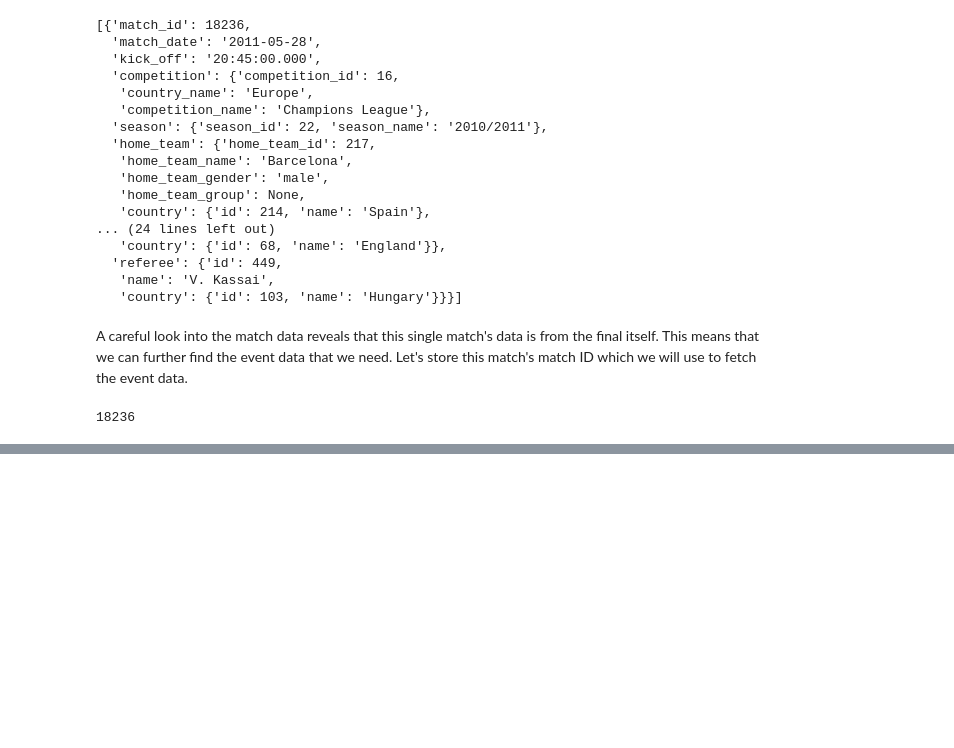
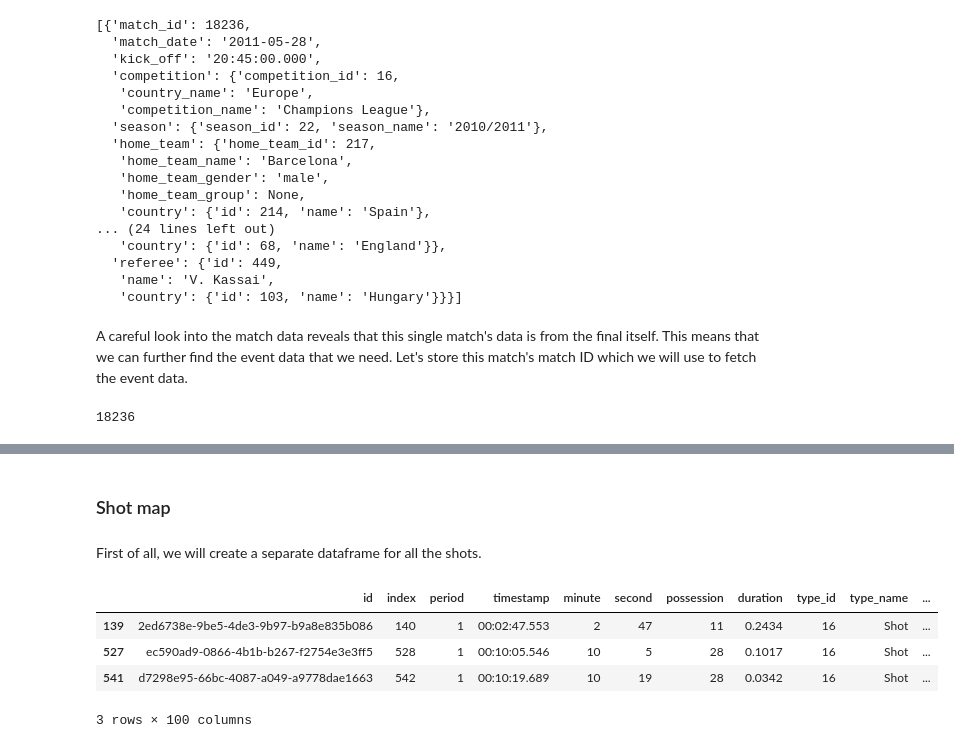
Before and after one commit to prateek-senapati/friends-of-tracking, a Jupyter notebook: 2. Event Data - Shot and Pass Maps.ipynb, the cells around one changed output, grey strips where cells are left out. Saved outputs shown, nothing was run; the diff lists cells and outputs as text; code cells hidden in the pictures; blank space fills up the shorter version.

```diff
--- a/2. Event Data - Shot and Pass Maps.ipynb
+++ b/2. Event Data - Shot and Pass Maps.ipynb
@@ -65,0 +138,4 @@ match_id
+# %% [markdown]
+### Shot map
+# %% [markdown]
+First of all, we will create a separate dataframe for all the shots.
@@ -65,0 +145,8 @@ match_id
+# %%
+shots.head(3)
+# %% [output]
+|  | id | index | period | timestamp | minute | second | possession | duration | type_id | type_name | ... |
+| 139 | 2ed6738e-9be5-4de3-9b97-b9a8e835b086 | 140 | 1 | 00:02:47.553 | 2 | 47 | 11 | 0.2434 | 16 | Shot | ... |
+| 527 | ec590ad9-0866-4b1b-b267-f2754e3e3ff5 | 528 | 1 | 00:10:05.546 | 10 | 5 | 28 | 0.1017 | 16 | Shot | ... |
+| 541 | d7298e95-66bc-4087-a049-a9778dae1663 | 542 | 1 | 00:10:19.689 | 10 | 19 | 28 | 0.0342 | 16 | Shot | ... |
+3 rows × 100 columns
```
Also changed, not shown: parts of 15 cells of this notebook.
